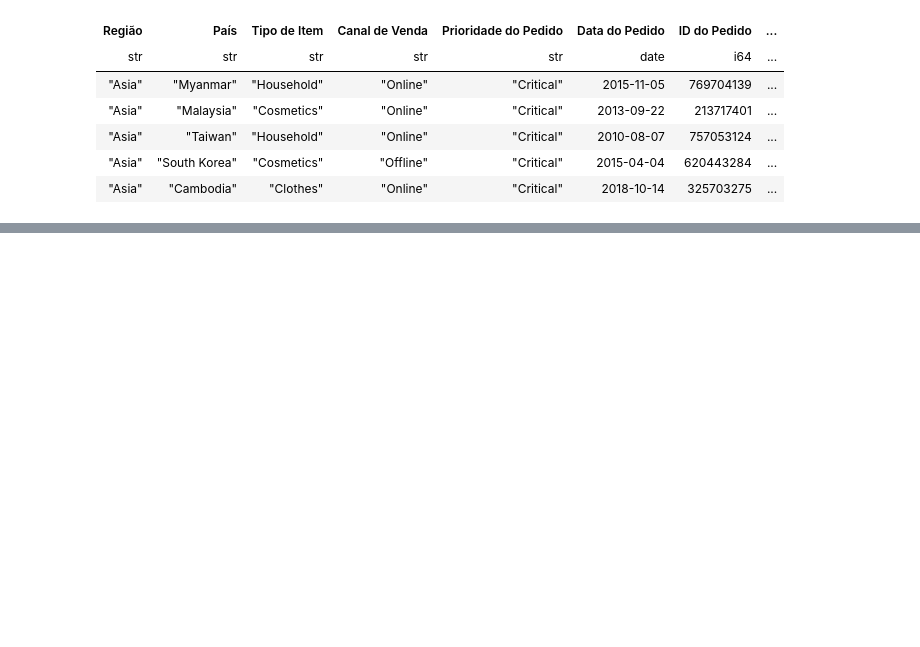
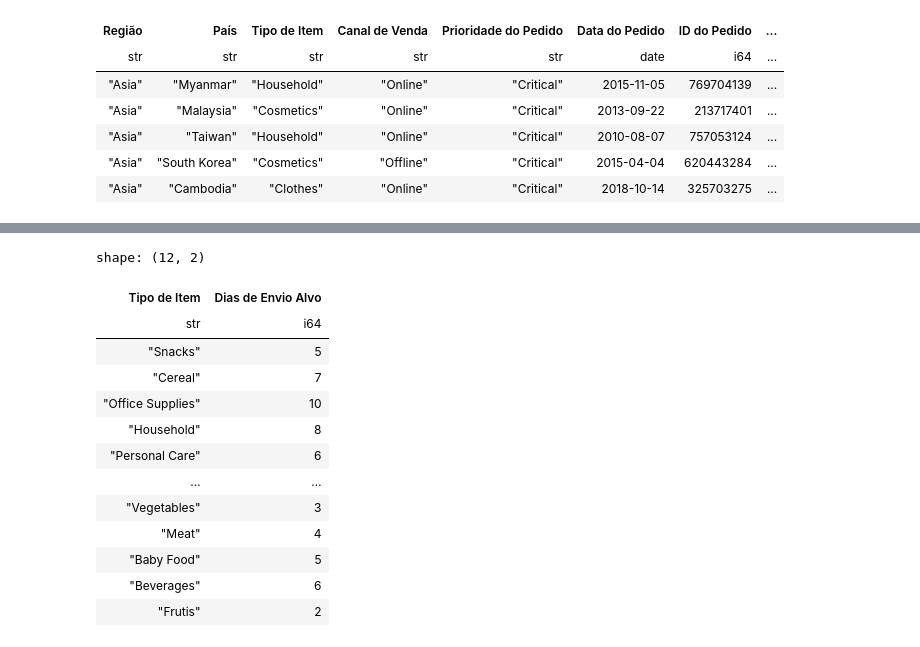
Before and after one commit to daniellcferreira/polars_data_analysis, a Jupyter notebook: polars_data.ipynb, the cells around one changed output, grey strips where cells are left out. Cells and saved outputs as stored; diff of their text form; code cells hidden in the pictures; blank space fills up the shorter version.

```diff
--- a/polars_data.ipynb
+++ b/polars_data.ipynb
@@ -362,0 +400,17 @@ plt.show()
+# %%
+delivery_goals
+# %% [output]
+shape: (12, 2)
+| Tipo de Item | Dias de Envio Alvo |
+| str | i64 |
+| "Snacks" | 5 |
+| "Cereal" | 7 |
+| "Office Supplies" | 10 |
+| "Household" | 8 |
+| "Personal Care" | 6 |
+| … | … |
+| "Vegetables" | 3 |
+| "Meat" | 4 |
+| "Baby Food" | 5 |
+| "Beverages" | 6 |
+| "Frutis" | 2 |
```
Also changed, not shown: parts of 22 cells of this notebook.
